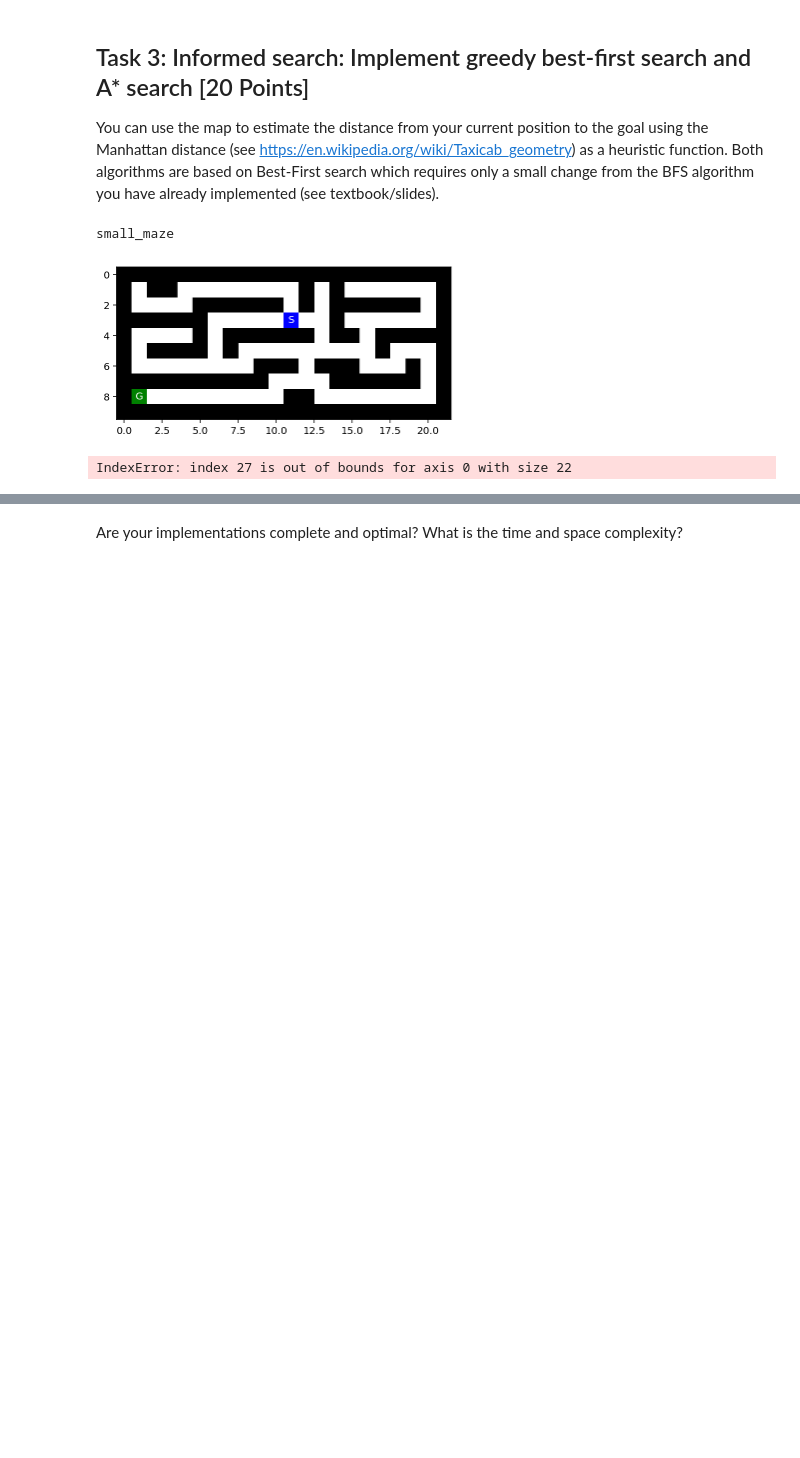
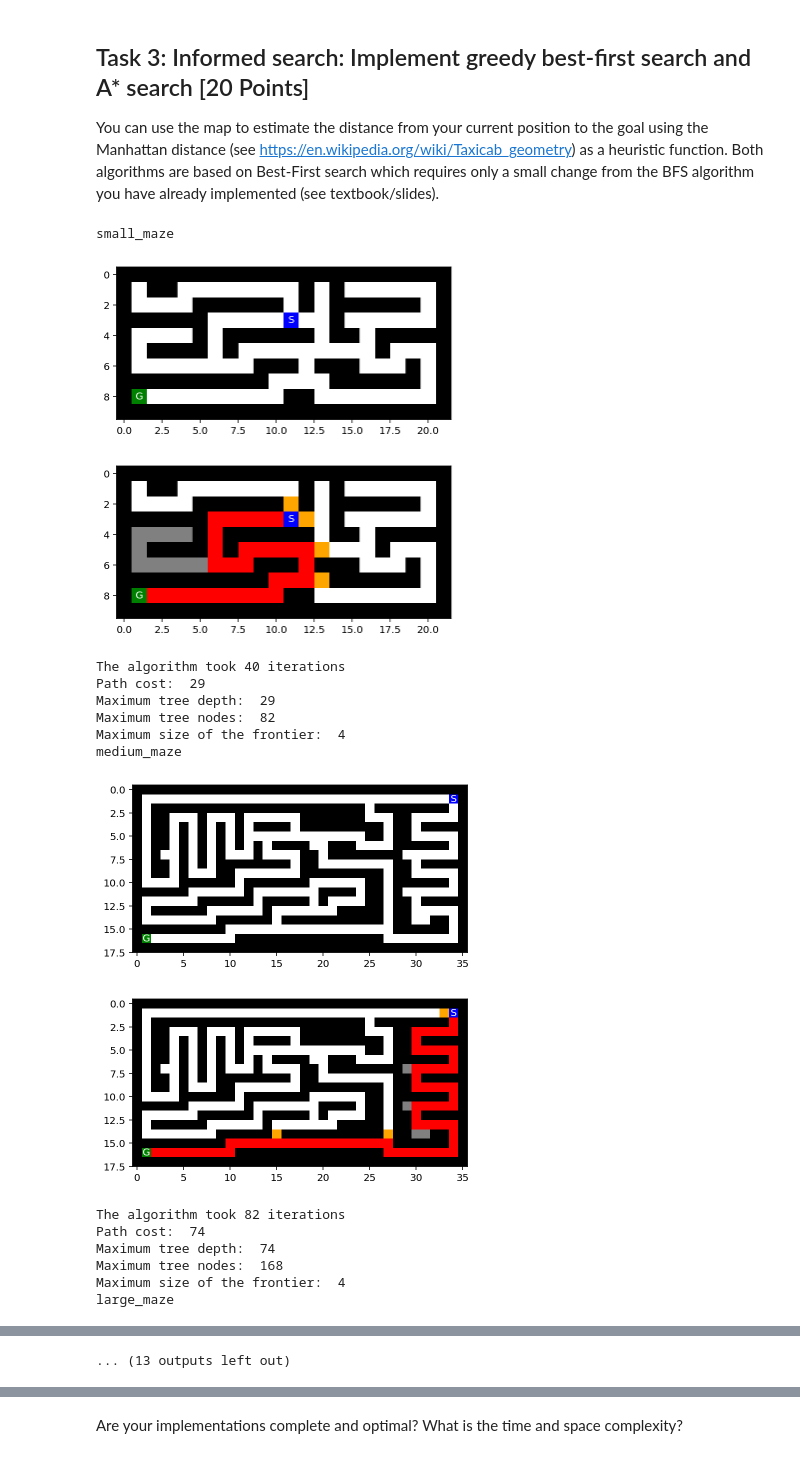
Before and after one commit to Corey23/CS7320-AI, a Jupyter notebook: Search/Maze.ipynb, the cells around one changed output, grey strips where cells are left out. Drawn from its saved outputs; the diff is of its cells as text; code cells hidden in the pictures; blank space fills up the shorter version.

```diff
--- a/Search/Maze.ipynb
+++ b/Search/Maze.ipynb
@@ -730,7 +732,7 @@ def paint_maze(maze, reached, frontier, node):
         if maze[node.pos[0]][node.pos[1]] != 'S' and maze[node.pos[0]][node.pos[1]] != 'G':
             maze[node.pos[0]][node.pos[1]] = 'P'
         node = node.parent
-    showMaze(maze)
+    mh.show_maze(maze)
 # %%
 # greedy best-first
 def greedy(maze, verbose=False):
@@ -744,14 +746,14 @@ def greedy(maze, verbose=False):
         print(f"Goal State:\t{goal_x_y}")
 
     if root.pos == goal_x_y:
-        return root, 0, 0
+        return root, 0, 0, 0, 0,0
 
-    # otherwise do function
     # initialize other variables
     frontier = PriorityQueue()
     frontier.put((root.heu_score, root))
     reached = {}
     reached[root.pos] = root
+    iteration = 0
     nodes_expanded = 0
     max_tree_depth = 1
     tree_size = 1
@@ -782,41 +784,53 @@ def greedy(maze, verbose=False):
         # expand popped node
         exp = expand_greedy(maze, node, goal_x_y)
 
-        # printing
         if verbose:
             print(f"Expanded List: {len(exp)}")
-            print(strListOfNodes(exp))
 
         # loop through expansion list
-    for child in exp:
-        c = child.pos
-        tree_size += 1
-        if verbose:
-            for key, value in reached.items():
-                print(key, ' : ', value)
-        if (c not in reached) and maze[c[0]][c[1]] != 'S':
+        for child in exp:
+            c = child.pos
+            tree_size += 1
             if verbose:
-                print(f"Adding {child} to the frontier")
-            frontier.put((child.heu_score, child))
+                for key, value in reached.items():
+                    print(key, ' : ', value)
+            if (c not in reached) and maze[c[0]][c[1]] != 'S':
+                if verbose:
+                    print(f"Adding {child} to the frontier")
+                frontier.put((child.heu_score, child))
 
-        # printing
+
         if verbose:
             print(f"Finished iteration {iteration} and Frontier {frontier.qsize()} and isEmpty {frontier.empty()}")
+        iteration += 1
 # %%
 mazes = loadMazes(display=False)
 for m in mazes:
     print(m)
     mh.show_maze(mazes[m])
-    #node, path_cost, nodes_expanded, max_tree_depth, max_tree_nodes,max_frontier_size = greedy(mazes[m],verbose=False)
-    greedy(mazes[m],verbose=False)
-    showPath(mazes[m], node)
-    print(f"The algorithm took {node_expanded} iterations")
+    node, path_cost, nodes_expanded, max_tree_depth, max_tree_nodes,max_frontier_size = greedy(mazes[m])
+
+    print(f"The algorithm took {nodes_expanded} iterations")
     #print("Solution: ", node.get_path_from_root())
     print("Path cost: ", path_cost)
     print("Maximum tree depth: ", max_tree_depth)
     print("Maximum tree nodes: ", max_tree_nodes)
     print("Maximum size of the frontier: ", max_frontier_size)
 # %% [output]
 small_maze
 [figure]
+[figure, added]
-IndexError: index 27 is out of bounds for axis 0 with size 22
+The algorithm took 40 iterations
+Path cost:  29
+Maximum tree depth:  29
+Maximum tree nodes:  82
+Maximum size of the frontier:  4
+medium_maze
+[figure, added]
+[figure, added]
+The algorithm took 82 iterations
+Path cost:  74
+Maximum tree depth:  74
+Maximum tree nodes:  168
+Maximum size of the frontier:  4
+large_maze
@@ -822,0 +847 @@ IndexError: index 27 is out of bounds for axis 0 with size 22
+... (13 outputs left out)
```
Also changed, not shown: parts of 4 cells of this notebook.
